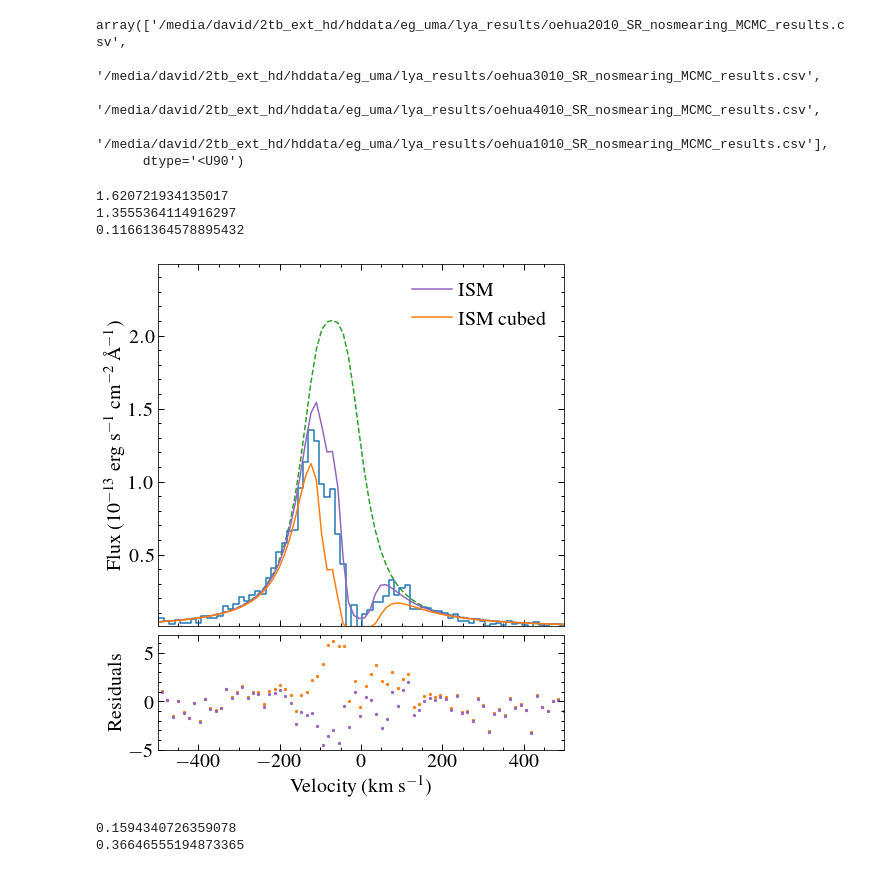
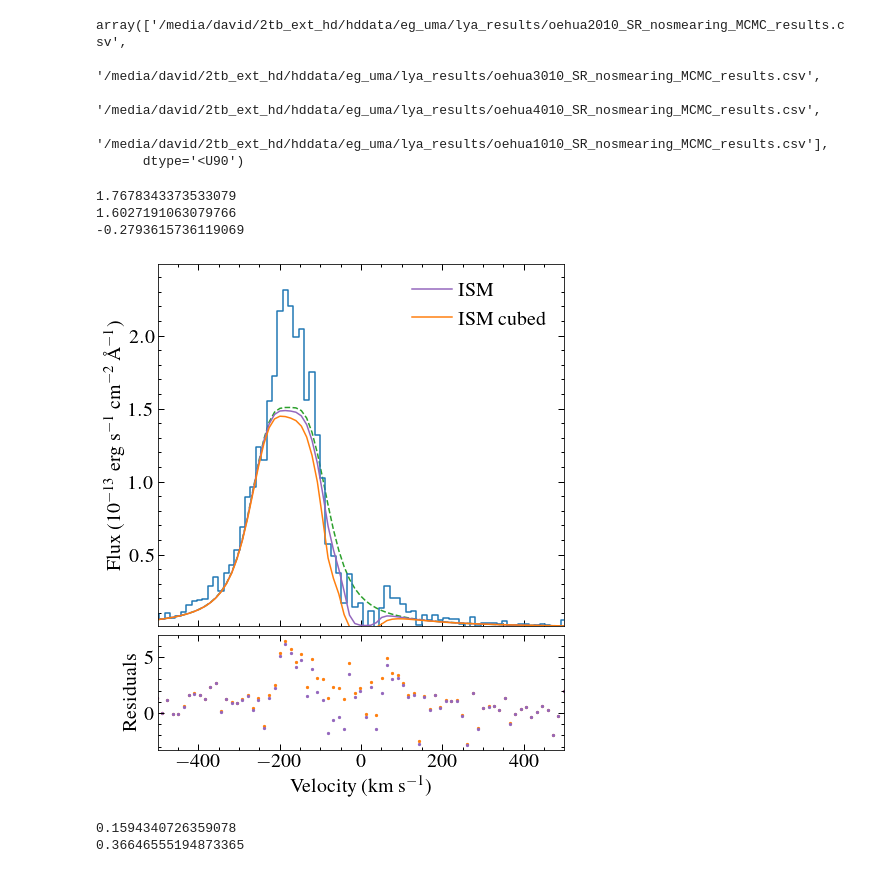
Before and after one commit to davidjwilson/pceb, a Jupyter notebook: eg_uma/eg_uma_lya_results.ipynb, the cells around one changed output. Saved outputs shown, nothing was run; the diff lists cells and outputs as text; code cells hidden in the pictures.

```diff
--- a/eg_uma/eg_uma_lya_results.ipynb
+++ b/eg_uma/eg_uma_lya_results.ipynb
@@ -854,13 +832,13 @@ fig, axes = plt.subplots(figsize=(7,8))
 gs = GridSpec(4, 1, figure=fig)
 
 plt.subplot(gs[:3])
-data1 = Table.read(sr_specs_phase[3])
+data1 = Table.read(sr_specs_phase[2])
 v1 = (data1['wave_lya']*u.AA).to(u.km/u.s,  equivalencies=u.doppler_optical(lya*u.AA))
 l1 = data1['lya_intrinsic_median']
 i1 = data1['lya_ism_median']
 rv1 = data1['vs_n value'][2]
 
-data2= Table.read(sr_specs_phase[2])
+data2= Table.read(sr_specs_phase[3])
 w2 = data2['wave_lya']
 v2 = (data2['wave_lya']*u.AA).to(u.km/u.s,  equivalencies=u.doppler_optical(lya*u.AA))
 f2 = data2['flux_lya']
@@ -887,37 +865,37 @@ plt.ylabel('Flux (10$^{-13}$ erg s$^{-1}$ cm$^{-2}$ \AA$^{-1}$)', size=20)
 plt.xticks(visible=False)
 plt.legend()
 
 plt.subplot(gs[3:])
 plt.xlabel('Velocity (km s$^{-1}$)', size=20)
 
 
 plt.scatter(v, ((f2)-(fit1))/(data2['error_lya']), alpha=1, s=5, c='C1')
 plt.scatter(v, ((f2)-(fit2))/(data2['error_lya']), alpha=1, s=5, c='C4')
 
 print(np.mean(((f2-fit1)/data2['error_lya'])**2)**0.5)
 print(np.mean(((f2-fit2)/data2['error_lya'])**2)**0.5)
 
 plt.ylabel('Residuals')
 plt.xlim(-499, 499)
 
 plt.tight_layout()
 plt.subplots_adjust(hspace=0.08, wspace=0.03)
 
 mask = (w2 > 1205) & (w2 < 1225)
 
 if1 = np.trapz(fit2[mask]*fscale, w2[mask])
 if2 = np.trapz(f2[mask]*fscale, w2[mask])
 
 print((if1-if2)/if1)
 
 
 # plt.savefig('plots/shifted_fit.pdf')
 # plt.savefig('plots/shifted_fit_pow.png', facecolor='w')
 # %% [output]
-1.620721934135017
-1.3555364114916297
-0.11661364578895432
+1.7678343373533079
+1.6027191063079766
+-0.2793615736119069
-[figure, old version]
+[figure, new version]
 # %%
 fig, axes = plt.subplots(figsize=(7,8))
 gs = GridSpec(4, 1, figure=fig)
```
Also changed, not shown: parts of 9 cells of this notebook, 10 other files.
